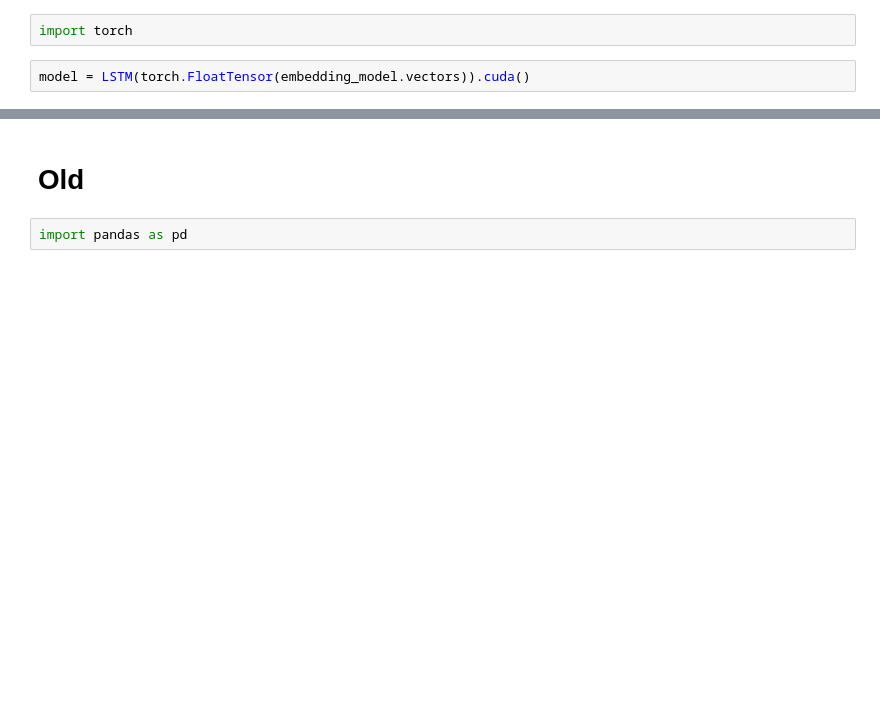
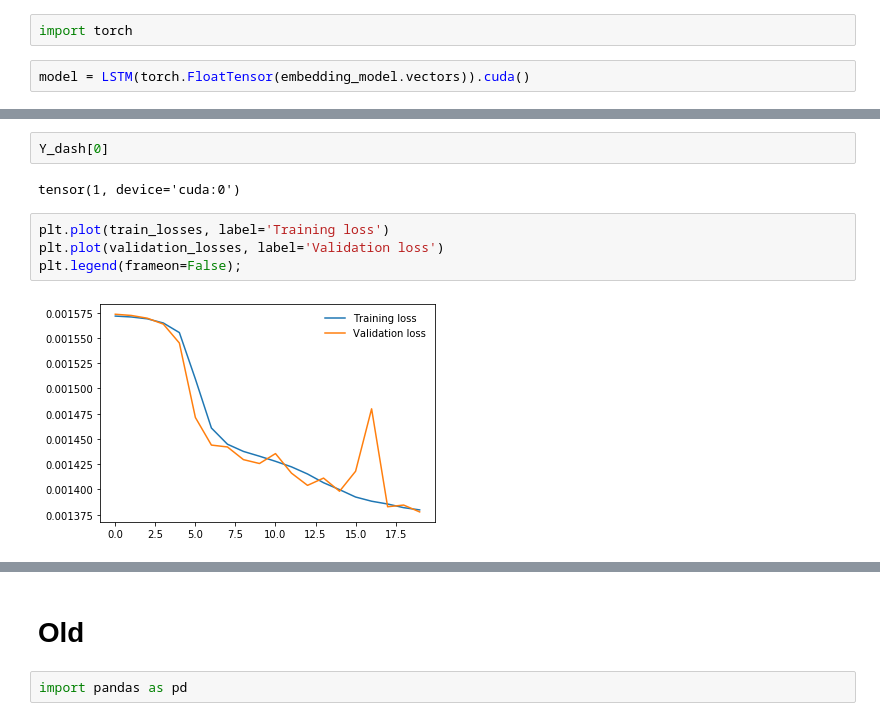
Before and after one commit to flennic/text-mining-project, a Jupyter notebook: notebooks/playground.ipynb, the cells around one changed output, grey strips where cells are left out. Cells and saved outputs as stored; diff of their text form; blank space fills up the shorter version.

```diff
--- a/notebooks/playground.ipynb
+++ b/notebooks/playground.ipynb
@@ -353,0 +560,10 @@ model(X_dash, hidden).shape
+# %%
+Y_dash[0]
+# %% [output]
+tensor(1, device='cuda:0')
+# %%
+plt.plot(train_losses, label='Training loss')
+plt.plot(validation_losses, label='Validation loss')
+plt.legend(frameon=False);
+# %% [output]
+[figure, added]
```
Also changed, not shown: parts of 34 cells of this notebook, 1 other file.
